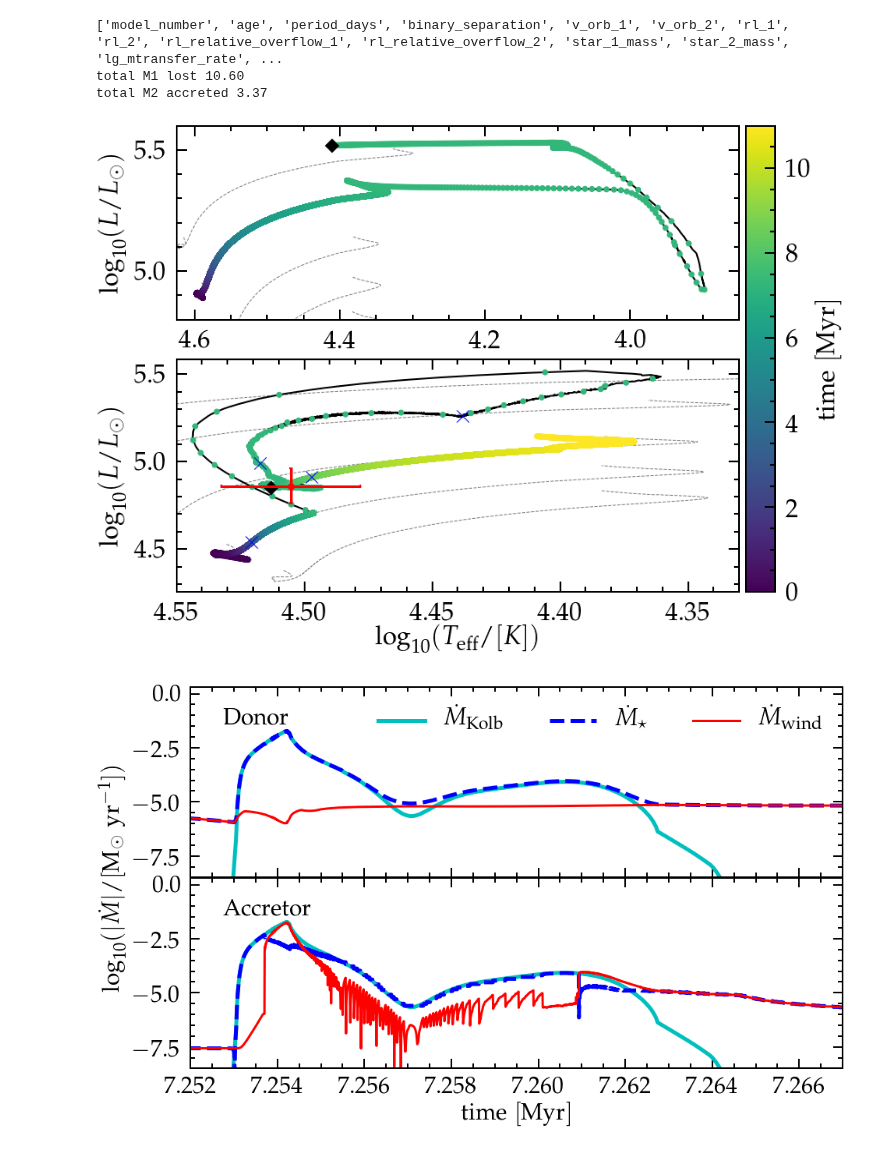
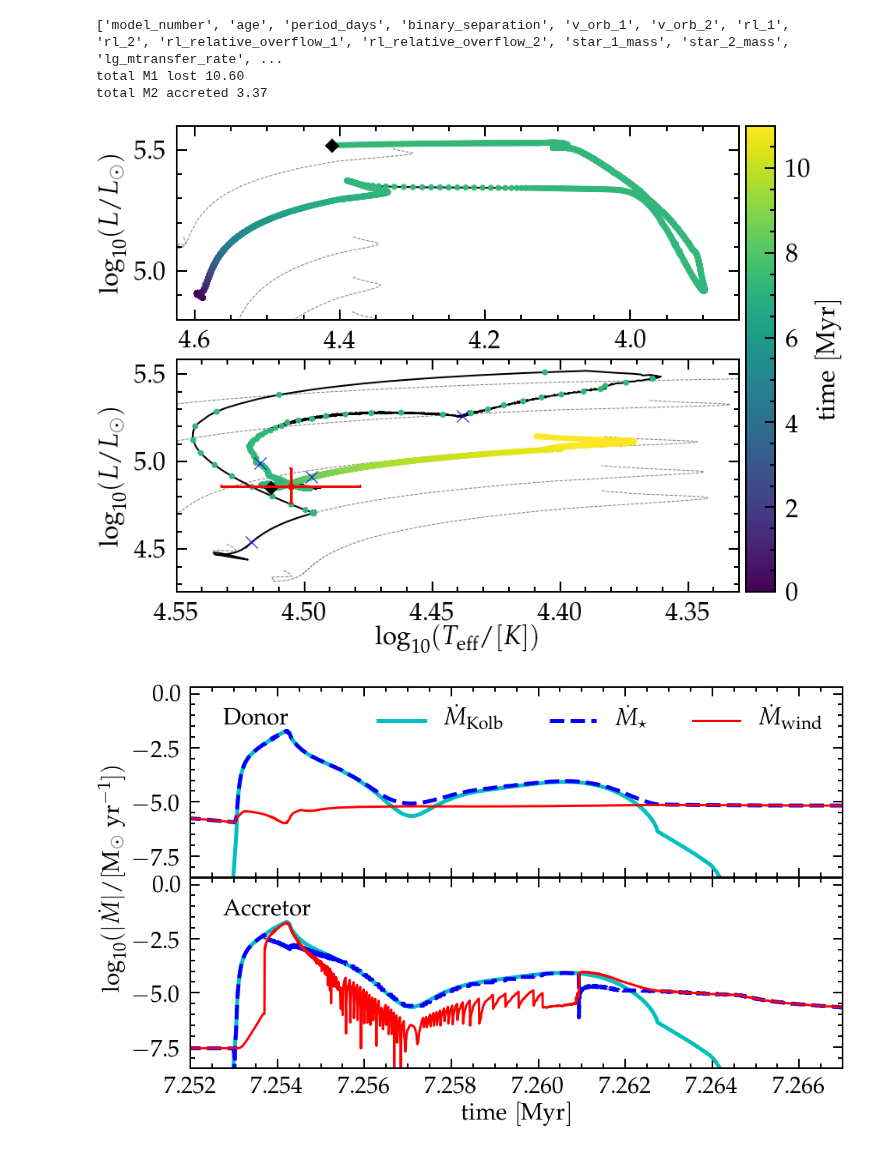
Before and after one commit to mathren/zeta_oph, a Jupyter notebook: notebooks/Best_model.ipynb, the cells around one changed output. Drawn from its saved outputs; the diff is of its cells as text; code cells hidden in the pictures.

```diff
--- a/notebooks/Best_model.ipynb
+++ b/notebooks/Best_model.ipynb
@@ -138,25 +138,34 @@ vmax=11
 # accretor
 logL, logTeff = getlogLlogTeff(hfile1)
 src, col = getSrcCol(hfile1)
-surface_he4 =  src[:, col.index('surface_he4')]
+
 time = src[:, col.index('star_age')]
 ax2.plot(logTeff, logL, lw=2, c="k", zorder=0)
-tx = np.arange(0, max(time), 50)
-logTeff_interp = np.interp(tx, time, logTeff)
-logL_interp =  np.interp(tx, time, logL)
+
+# interpolation
+# get time of initial RLOF
+src, col = getSrcCol(bfile)
+rl_relative_gap_1 = src[:, col.index("rl_relative_overflow_1")]
+iRLOF = rl_relative_gap_1 > 0
+# interpolate
+tx = np.arange(0, max(time[iRLOF]), 50)
+logTeff_interp = np.interp(tx, time[iRLOF], logTeff[iRLOF])
+logL_interp =  np.interp(tx, time[iRLOF], logL[iRLOF])
 p = ax2.scatter(logTeff_interp, logL_interp, c=tx*1e-6, zorder=2,  vmin=vmin, vmax=vmax)
+p = ax2.scatter(logTeff[:min(iRLOF)], logL[:min(iRLOF)], c=time[:min(iRLOF)]*1e-6, zorder=2,  vmin=vmin, vmax=vmax)
+p = ax2.scatter(logTeff[max(iRLOF):], logL[max(iRLOF):], c=time[max(iRLOF)::min(iRLOF)]*1e-6, zorder=2,  vmin=vmin, vmax=vmax)
 
 # # post-binary
 logL, logTeff = getlogLlogTeff(hfile2)
 src, col = getSrcCol(hfile2)
-surface_he4 =  src[:, col.index('surface_he4')]
+
 time = src[:, col.index('star_age')]
-tx = np.arange(0, max(time), 50)
-logTeff_interp = np.interp(tx, time, logTeff)
-logL_interp =  np.interp(tx, time, logL)
+# tx = np.arange(0, max(time), 50)
+# logTeff_interp = np.interp(tx, time, logTeff)
+# logL_interp =  np.interp(tx, time, logL)
 
 ax2.plot(logTeff[0], logL[0], marker='D', c='k', ms=10)
-p = ax2.scatter(logTeff_interp, logL_interp, c=tx*1e-6, zorder=2,  vmin=vmin, vmax=vmax)
+p = ax2.scatter(logTeff, logL, c=time*1e-6, zorder=2,  vmin=vmin, vmax=vmax)
 fig.colorbar(p, label="$\mathrm{time\ [Myr]}$", cax=cax)
 
 zeta_oph_HRD(ax2)
@@ -164,14 +173,14 @@ zeta_oph_HRD(ax2)
 # donor
 logL, logTeff = getlogLlogTeff(dhfile)
 src, col = getSrcCol(dhfile)
-surface_he4 =  src[:, col.index('surface_he4')]
+
 time = src[:, col.index('star_age')]
 ax.plot(logTeff, logL, lw=2, c='k', zorder=0)
-tx = np.arange(0, max(time), 50)
-logTeff_interp = np.interp(tx, time, logTeff)
-logL_interp =  np.interp(tx, time, logL)
+# tx = np.arange(0, max(time), 50)
+# logTeff_interp = np.interp(tx, time, logTeff)
+# logL_interp =  np.interp(tx, time, logL)
 
-p = ax.scatter(logTeff_interp, logL_interp, c=tx*1e-6, zorder=2,  vmin=vmin, vmax=vmax)
+p = ax.scatter(logTeff, logL, c=time*1e-6, zorder=2,  vmin=vmin, vmax=vmax)
 ax.plot(logTeff[-1], logL[-1], marker='D', c='k', ms=10)
 
 # i = np.argmin(np.absolute(time-7.262e6))
@@ -189,34 +198,34 @@ profiles =  [LOGS+'/profile31.data',  # model_number = 1500
 
 for p in profiles:
     with open(p, "r") as prof:
         for i, line in enumerate(prof):
             if i == 1:
                 col = line.split()
                 # print(col)
             if i ==2:
                 Teff = np.log10(float(line.split()[col.index("Teff")]))
                 L  = np.log10(float(line.split()[col.index("photosphere_L")]))
                 # print(Teff, L)
                 break
 
     ax2.scatter(Teff, L, c='b', marker='x', lw=1, s=200,zorder=10)
 
 
 ax.set_xlim(xmax=4.625,xmin=3.85)
 ax.set_ylim(4.8,5.6)
 ax2.set_xlim(xmax=4.55,xmin=4.33)
 ax.invert_xaxis()
 ax2.invert_xaxis()
 ax2.set_xlabel(r"$\log_{10}(T_\mathrm{eff}/ [K])$")
 ax.set_ylabel(r"$\log_{10}(L/L_\odot)$")
 ax2.set_ylabel(r"$\log_{10}(L/L_\odot)$")
 # ax2.set_yticklabels([])
 # ax2.set_xticklabels([])
 
 fig.align_labels()
 fig.savefig("/mnt/home/mrenzo/TMP/HRD_both.pdf", dpi=10)
 # %% [output]
-[figure, old version]
+[figure, new version]
 # %%
 # mass transfer rate
 fig = plt.figure(figsize=(15,9))
```
Also changed, not shown: 1 other file.
